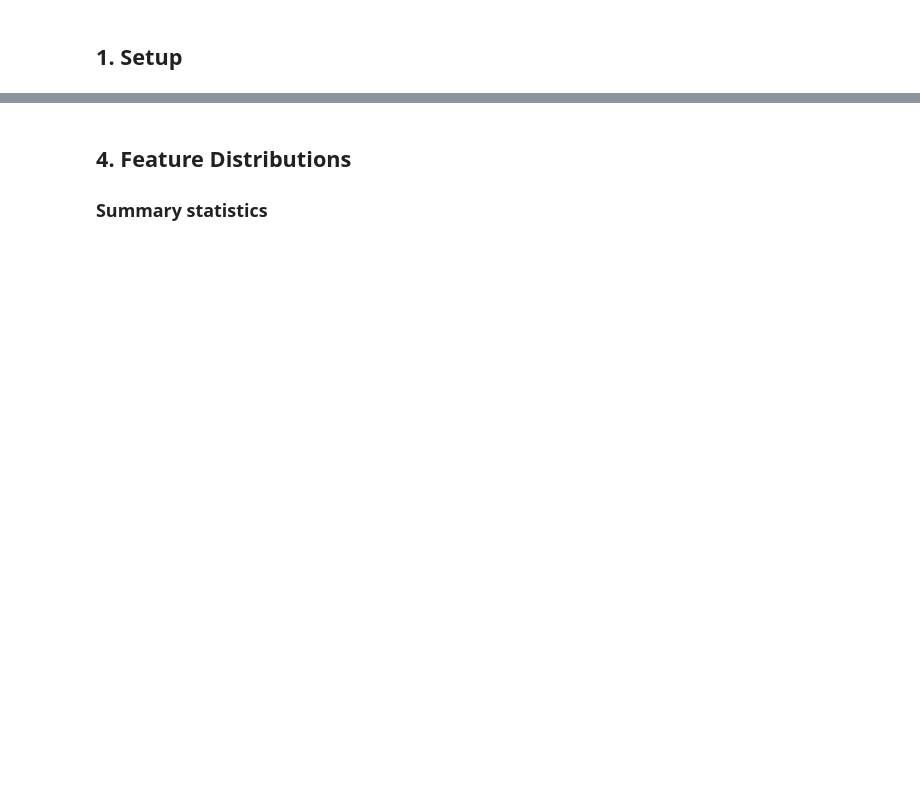
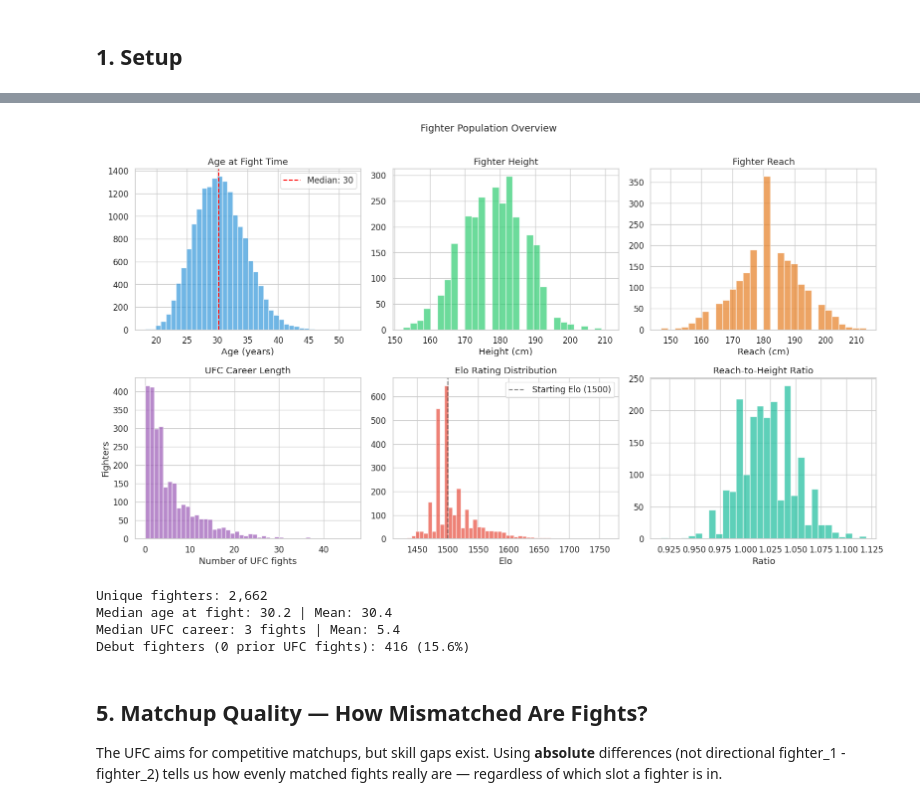
Before and after one commit to wlodzimierrr/ufc-predictor, a Jupyter notebook: notebooks/01_data_exploration.ipynb, the cells around one changed output, grey strips where cells are left out. Cells and saved outputs as stored; diff of their text form; code cells hidden in the pictures; blank space fills up the shorter version.

```diff
--- a/notebooks/01_data_exploration.ipynb
+++ b/notebooks/01_data_exploration.ipynb
@@ -99,19 +177,67 @@ Understanding missingness is critical because LightGBM handles NaN natively, but
 # %%
-null_pct = df[FEATURE_COLS].isnull().mean().sort_values(ascending=False) * 100
-null_pct = null_pct[null_pct > 0]
+# Use snapshots for individual fighter stats (not diffs)
+# Take each fighter's latest snapshot as their "current" profile
+latest_snap = snapshots.sort_values("as_of_date").drop_duplicates("fighter_id", keep="last")
 
-fig, ax = plt.subplots(figsize=(10, max(4, len(null_pct) * 0.3)))
-null_pct.plot.barh(ax=ax, color="#e67e22")
-ax.set_xlabel("% NULL")
-ax.set_title("Feature Missingness (only features with any NULLs)")
-ax.invert_yaxis()
+fig, axes = plt.subplots(2, 3, figsize=(16, 9))
+
+# Age distribution at time of fight
+age_data = snapshots["age"].dropna()
+axes[0, 0].hist(age_data, bins=40, color="#3498db", alpha=0.7, edgecolor="white")
+axes[0, 0].axvline(age_data.median(), color="red", linestyle="--", label=f"Median: {age_data.median():.0f}")
+axes[0, 0].set_title("Age at Fight Time")
+axes[0, 0].set_xlabel("Age (years)")
+axes[0, 0].legend()
+
+# Height distribution
+ht = latest_snap["height_cm"].dropna()
+axes[0, 1].hist(ht, bins=30, color="#2ecc71", alpha=0.7, edgecolor="white")
+axes[0, 1].set_title("Fighter Height")
+axes[0, 1].set_xlabel("Height (cm)")
+
+# Reach distribution
+rc = latest_snap["reach_cm"].dropna()
+axes[0, 2].hist(rc, bins=30, color="#e67e22", alpha=0.7, edgecolor="white")
+axes[0, 2].set_title("Fighter Reach")
+axes[0, 2].set_xlabel("Reach (cm)")
+
+# Career length (UFC fights)
+career = latest_snap["career_fights"]
+axes[1, 0].hist(career, bins=range(0, int(career.max()) + 2), color="#9b59b6", alpha=0.7, edgecolor="white")
+axes[1, 0].set_title("UFC Career Length")
+axes[1, 0].set_xlabel("Number of UFC fights")
+axes[1, 0].set_ylabel("Fighters")
+
+# Elo distribution
+elo = latest_snap["elo_rating"].dropna()
+axes[1, 1].hist(elo, bins=50, color="#e74c3c", alpha=0.7, edgecolor="white")
+axes[1, 1].axvline(1500, color="black", linestyle="--", alpha=0.5, label="Starting Elo (1500)")
+axes[1, 1].set_title("Elo Rating Distribution")
+axes[1, 1].set_xlabel("Elo")
+axes[1, 1].legend()
+
+# Reach-to-height ratio
+rth = latest_snap["reach_to_height"].dropna()
+axes[1, 2].hist(rth, bins=30, color="#1abc9c", alpha=0.7, edgecolor="white")
+axes[1, 2].set_title("Reach-to-Height Ratio")
+axes[1, 2].set_xlabel("Ratio")
+
+plt.suptitle("Fighter Population Overview", fontsize=14, y=1.01)
 plt.tight_layout()
 plt.show()
 
-print(f"\nFeatures with 0% missing: {(df[FEATURE_COLS].isnull().mean() == 0).sum()} / {len(FEATURE_COLS)}")
-print(f"Both-debuting bouts (all diffs NULL): {(df['both_debuting'] == 1).sum()} ({100*(df['both_debuting'] == 1).mean():.1f}%)")
+print(f"Unique fighters: {latest_snap['fighter_id'].nunique():,}")
+print(f"Median age at fight: {age_data.median():.1f} | Mean: {age_data.mean():.1f}")
+print(f"Median UFC career: {career.median():.0f} fights | Mean: {career.mean():.1f}")
+print(f"Debut fighters (0 prior UFC fights): {(career == 0).sum():,} ({100*(career == 0).mean():.1f}%)")
+# %% [output]
+[figure, added]
+Unique fighters: 2,662
+Median age at fight: 30.2 | Mean: 30.4
+Median UFC career: 3 fights | Mean: 5.4
+Debut fighters (0 prior UFC fights): 416 (15.6%)
 # %% [markdown]
-## 4. Feature Distributions
+## 5. Matchup Quality — How Mismatched Are Fights?
 
-### Summary statistics
+The UFC aims for competitive matchups, but skill gaps exist. Using **absolute** differences (not directional fighter_1 - fighter_2) tells us how evenly matched fights really are — regardless of which slot a fighter is in.
 # %%
```
Also changed, not shown: parts of 23 cells of this notebook, 5 other files.
